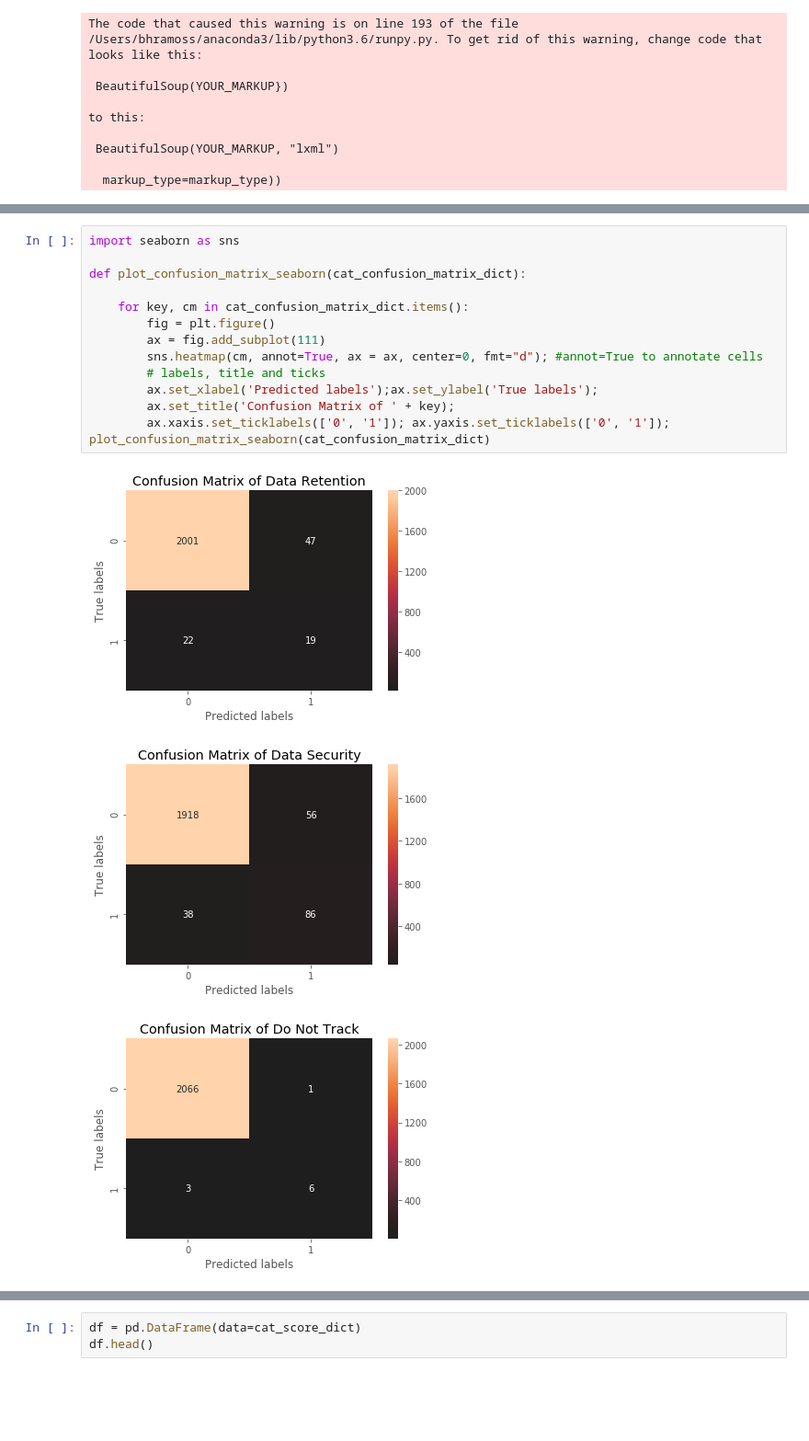
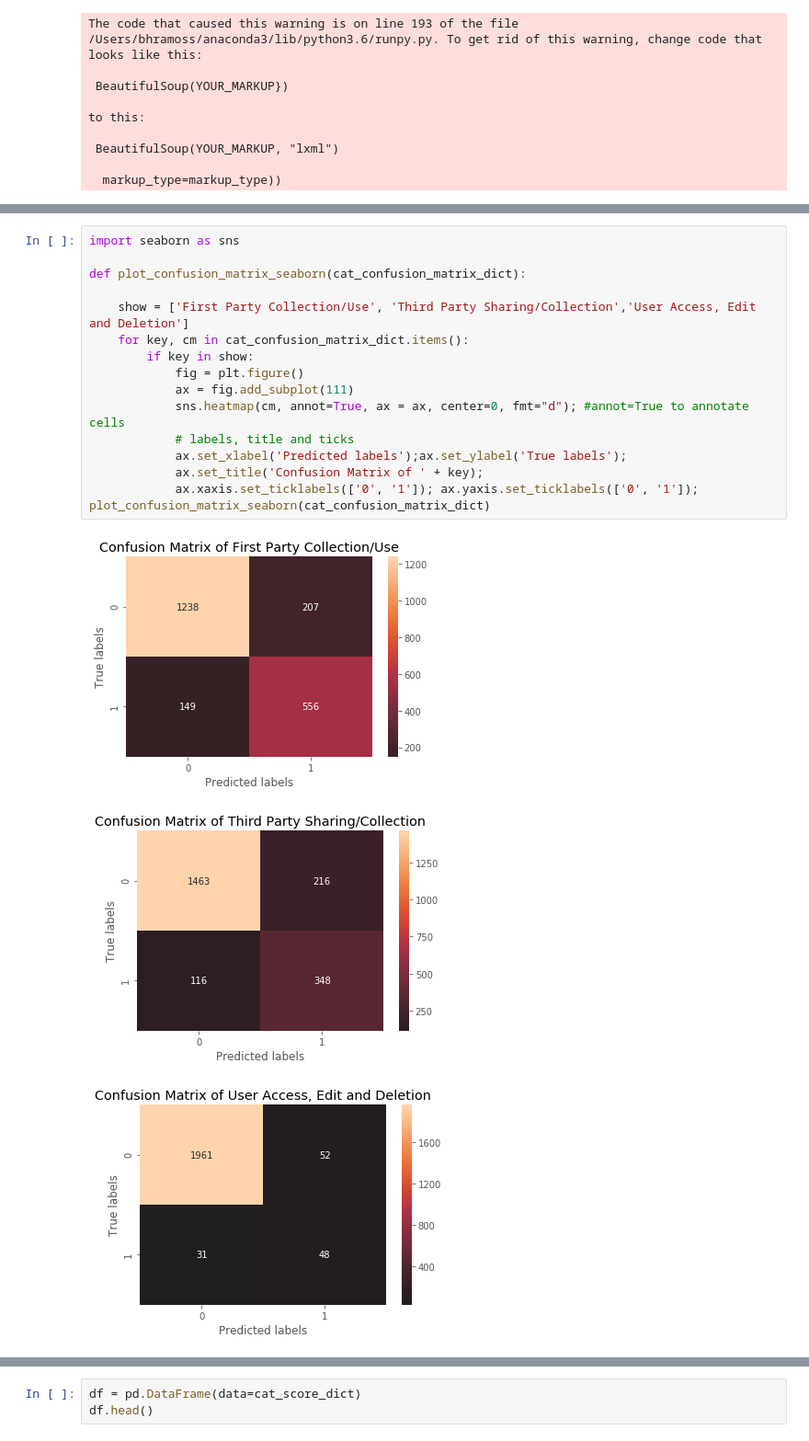
Before and after one commit to bhramoss/MineB4USign, a Jupyter notebook: Project.ipynb, the cells around one changed output, grey strips where cells are left out. Shown at 92% size. Saved outputs shown, nothing was run; the diff lists cells and outputs as text; blank space fills up the shorter version.

```diff
--- a/Project.ipynb
+++ b/Project.ipynb
@@ -937,18 +983,20 @@ In a lot of real world cases, the labels of the data that we have may be very sk
 # %%
 import seaborn as sns
 
 def plot_confusion_matrix_seaborn(cat_confusion_matrix_dict):
 
+    show = ['First Party Collection/Use', 'Third Party Sharing/Collection','User Access, Edit and Deletion']
     for key, cm in cat_confusion_matrix_dict.items():
-        fig = plt.figure()
-        ax = fig.add_subplot(111)
-        sns.heatmap(cm, annot=True, ax = ax, center=0, fmt="d"); #annot=True to annotate cells
-        # labels, title and ticks
-        ax.set_xlabel('Predicted labels');ax.set_ylabel('True labels');
-        ax.set_title('Confusion Matrix of ' + key);
-        ax.xaxis.set_ticklabels(['0', '1']); ax.yaxis.set_ticklabels(['0', '1']);
+        if key in show:
+            fig = plt.figure()
+            ax = fig.add_subplot(111)
+            sns.heatmap(cm, annot=True, ax = ax, center=0, fmt="d"); #annot=True to annotate cells
+            # labels, title and ticks
+            ax.set_xlabel('Predicted labels');ax.set_ylabel('True labels');
+            ax.set_title('Confusion Matrix of ' + key);
+            ax.xaxis.set_ticklabels(['0', '1']); ax.yaxis.set_ticklabels(['0', '1']);
 plot_confusion_matrix_seaborn(cat_confusion_matrix_dict)
 # %% [output]
-[figure, old version]
+[figure, new version]
-[figure, old version]
+[figure, new version]
-[figure, old version]
+[figure, new version]
```
Also changed, not shown: parts of 21 cells of this notebook, 1 other file.
